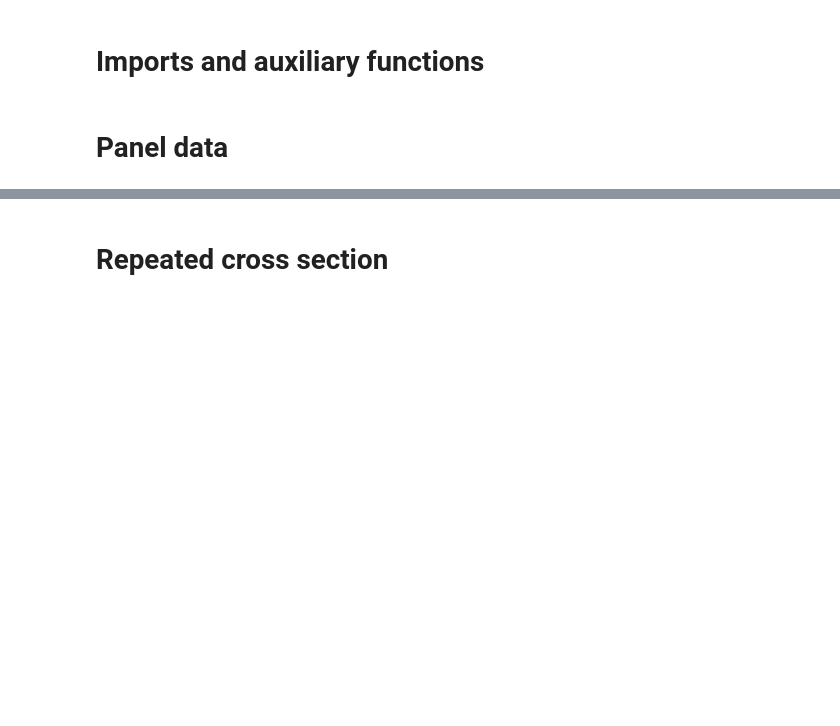
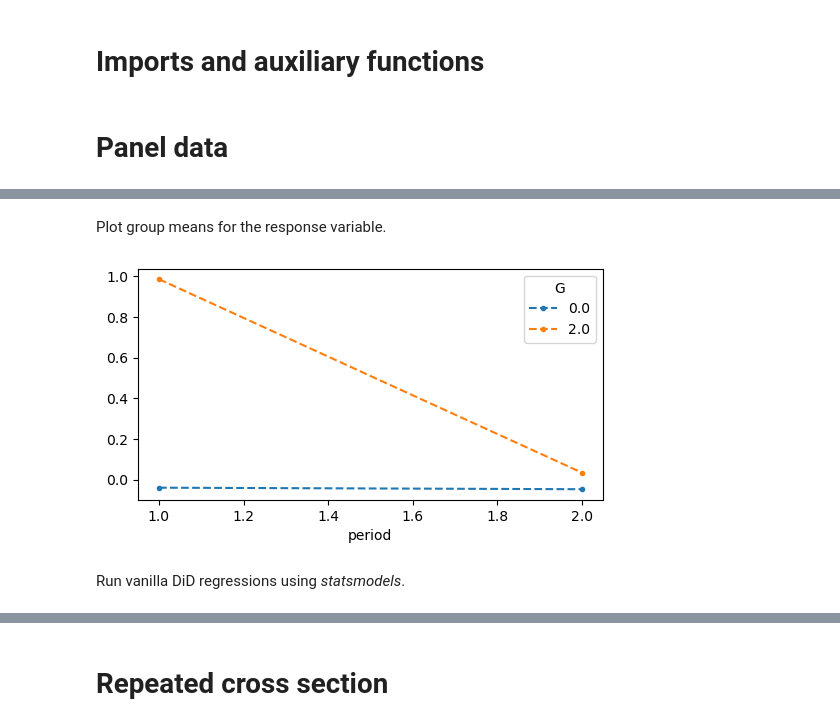
Before and after one commit to NoobQuant/Data_Science_Projects, a Jupyter notebook: stats/did/callaway_santanna_did_intro.ipynb, the cells around one changed output, grey strips where cells are left out. Saved outputs shown, nothing was run; the diff lists cells and outputs as text; code cells hidden in the pictures; blank space fills up the shorter version.

```diff
--- a/stats/did/callaway_santanna_did_intro.ipynb
+++ b/stats/did/callaway_santanna_did_intro.ipynb
@@ -87,10 +371,12 @@ sp$te.bet.X = rep(0, sp$time.periods)
 sp$te.t = rep(0, sp$time.periods)
 sp$te = 0
 dta = build_sim_dataset(sp)
+# %% [markdown]
+Plot group means for the response variable.
 # %%
-print("Length of data frame".format(len(dta)))
-print("Number of unique observations per id: {}".format(
-    dta.groupby(["id"]).agg({"Y": "count"}).loc[:, "Y"].unique()
-))
 plot_group_means(dta)
+# %% [output]
+[figure, added]
+# %% [markdown]
+Run vanilla DiD regressions using *statsmodels*.
 # %%
```
Also changed, not shown: parts of 49 cells of this notebook.
